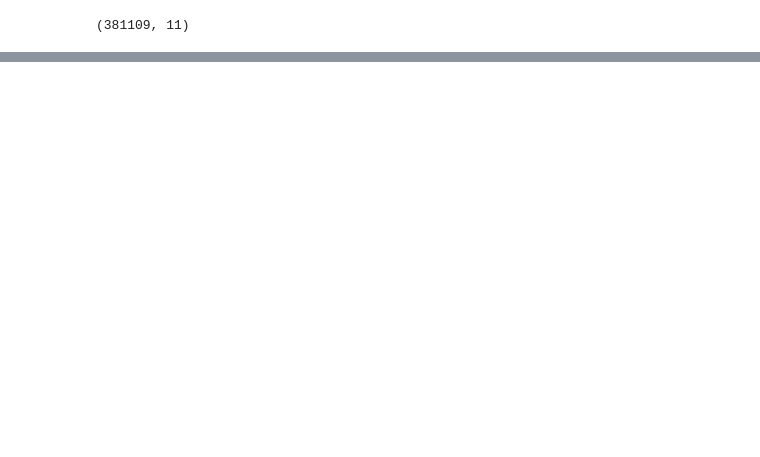
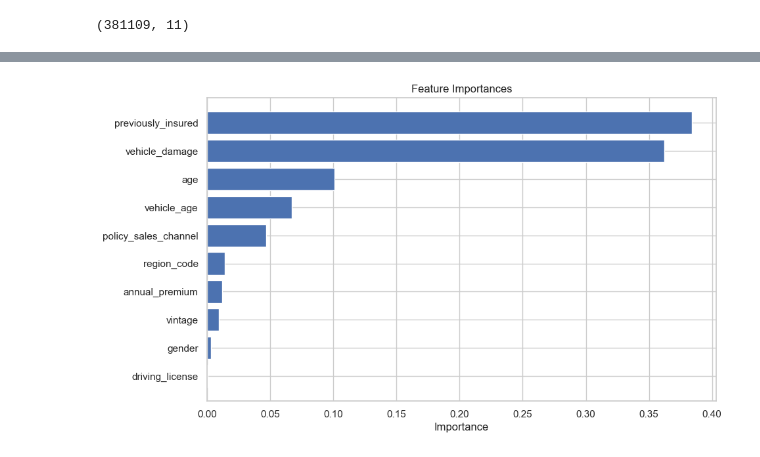
Before and after one commit to Shashank975/Vehicle-Insurance-Domain-Project, a Jupyter notebook: notebook/experiments.ipynb, the cells around one changed output, grey strips where cells are left out. Saved outputs shown, nothing was run; the diff lists cells and outputs as text; code cells hidden in the pictures; blank space fills up the shorter version.

```diff
--- a/notebook/experiments.ipynb
+++ b/notebook/experiments.ipynb
@@ -123,0 +325,23 @@ df.shape
+# %%
+# best_params = model.best_params_
+
+# print("Best Hyperparameters:")
+# print(best_params)
+
+from sklearn.ensemble import RandomForestClassifier
+
+model = RandomForestClassifier(
+    n_estimators=100,
+    min_samples_split=7,
+    min_samples_leaf=6,
+    max_depth=10,
+    criterion='entropy',
+    random_state=101
+)
+
+model.fit(X_train, y_train)
+
+# You cannot use `.best_params_` here
+# Instead, just log what you already used
+print("Model trained with:")
+print(model.get_params())
@@ -123,0 +380,21 @@ df.shape
+# %%
+import pandas as pd
+import matplotlib.pyplot as plt
+
+# Feature importances
+importances = model.feature_importances_
+features = X_train.columns  # Make sure X_train is a DataFrame
+
+# Create a DataFrame for plotting
+feat_importance = pd.DataFrame({'Feature': features, 'Importance': importances})
+feat_importance = feat_importance.sort_values(by='Importance', ascending=False)
+
+# Plot
+plt.figure(figsize=(10, 6))
+plt.barh(feat_importance['Feature'], feat_importance['Importance'])
+plt.gca().invert_yaxis()
+plt.title('Feature Importances')
+plt.xlabel('Importance')
+plt.show()
+# %% [output]
+[figure, added]
```
Also changed, not shown: parts of 21 cells of this notebook, 10 other files.
